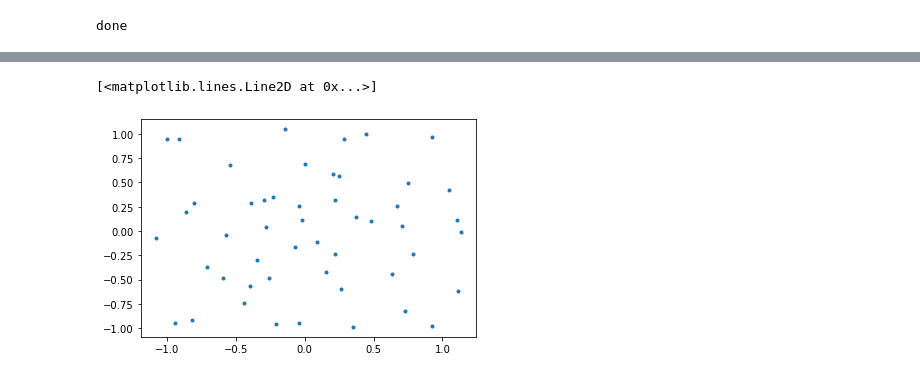
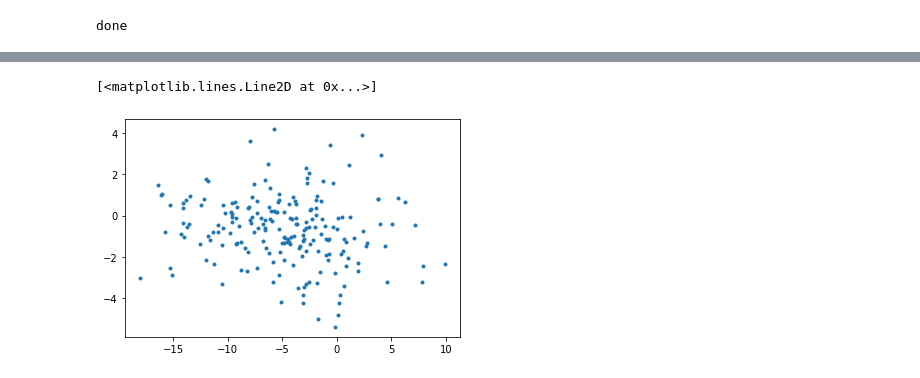
Before and after one commit to MauMN/python-projects, a Jupyter notebook: recurrent-neural-network.ipynb, the cells around one changed output, grey strips where cells are left out. Drawn from its saved outputs; the diff is of its cells as text; code cells hidden in the pictures.

```diff
--- a/recurrent-neural-network.ipynb
+++ b/recurrent-neural-network.ipynb
@@ -261,0 +298,14 @@ done
+# %%
+import torch
+import numpy as np
+device = torch.device ("cpu")
+permutationX = torch.randperm(10)
+half = int(permutationX.detach().numpy().size/2)
+permutationX2 = permutationX[0:half]
+permutationX3 = permutationX[half:]
+print(permutationX)
+print(permutationX2)
+print(permutationX3)
+p = torch.cat((permutationX2, permutationX3))
+
+print(p)
@@ -747,7 +1397,7 @@ Softmax layer
 # %%
-peso = my_network.linear3.weight
+peso = my_network.linear5.weight
 peso1 = peso.cpu().detach().numpy()
 plt.plot(peso1.T[:,0], peso1.T[:,1], ".")
 # %% [output]
 [<matplotlib.lines.Line2D at 0x...>]
-[figure, old version]
+[figure, new version]
```
Also changed, not shown: parts of 57 cells of this notebook.
